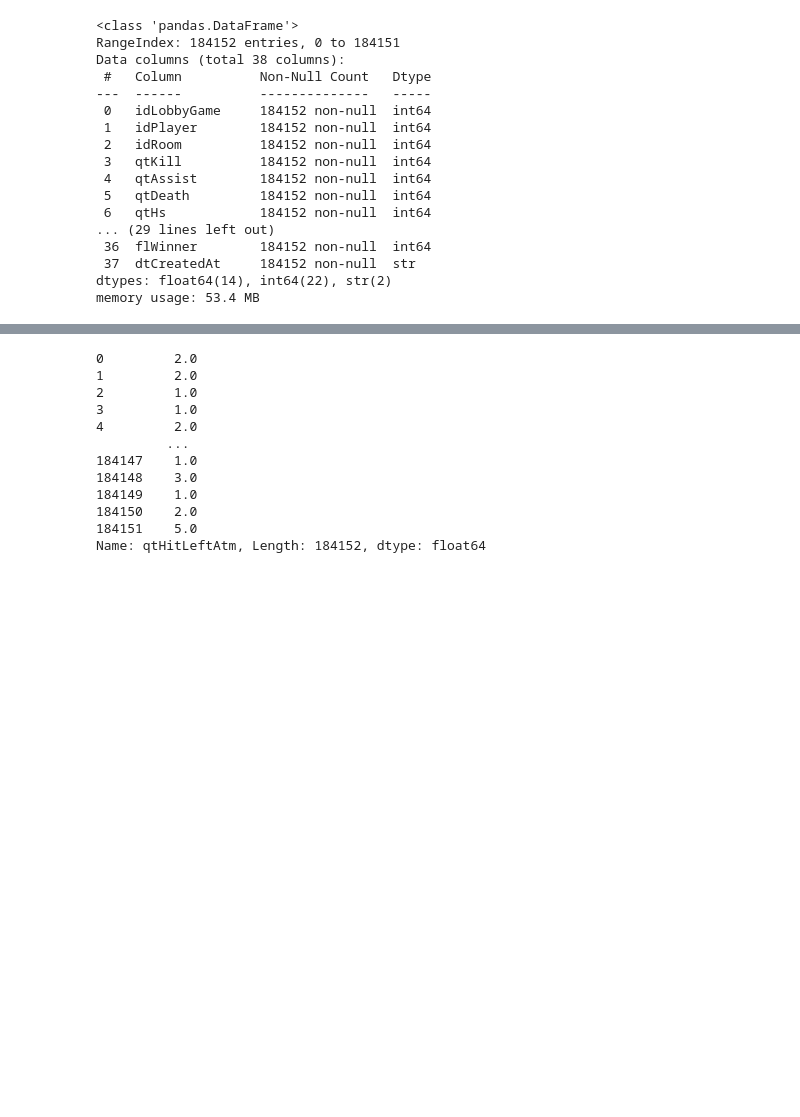
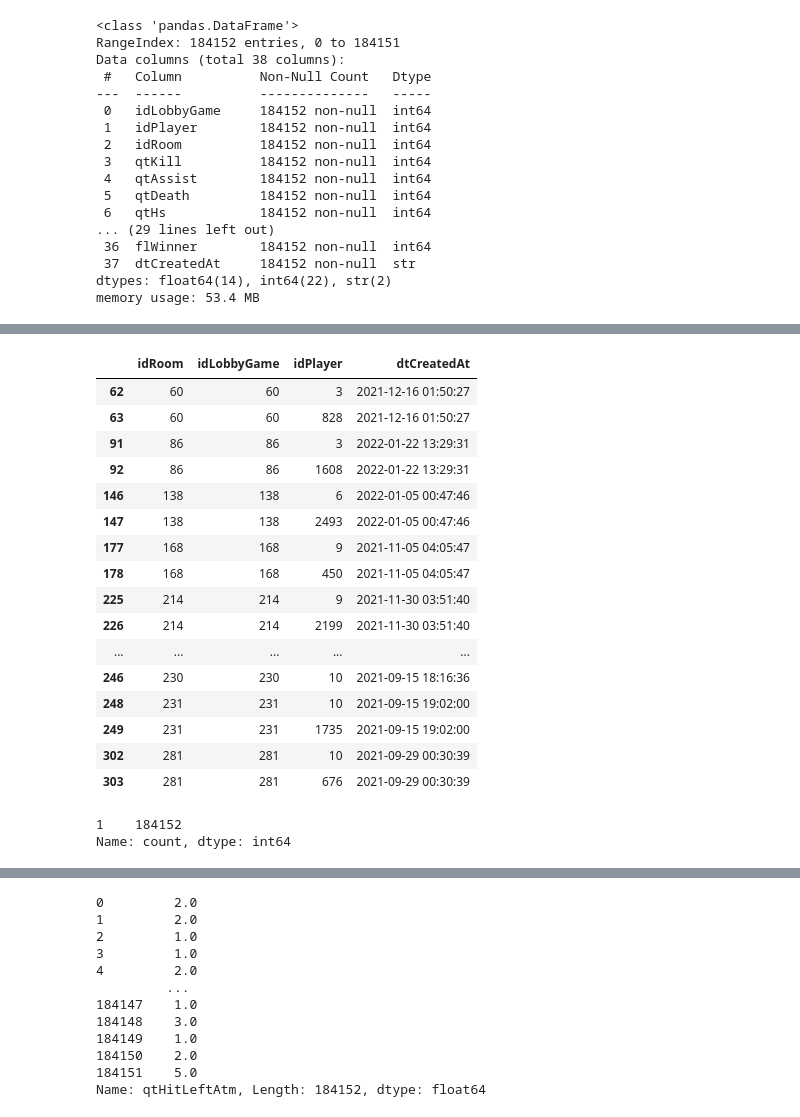
Before and after one commit to lucasccesar/Projeto-IA, a Jupyter notebook: notebooks/00_compreensao_dataset.ipynb, the cells around one changed output, grey strips where cells are left out. Cells and saved outputs as stored; diff of their text form; code cells hidden in the pictures; blank space fills up the shorter version.

```diff
--- a/notebooks/00_compreensao_dataset.ipynb
+++ b/notebooks/00_compreensao_dataset.ipynb
@@ -299,0 +449,35 @@ OBS -> as colunas colunas_float = [
+# %%
+#Selecionando as rooms que se repetem
+rooms_repetidas = df[df.duplicated(
+    subset=['idRoom'],
+    keep=False
+)]
+
+rooms_repetidas[
+    ['idRoom', 'idLobbyGame', 'idPlayer', 'dtCreatedAt']
+].sort_values('idRoom').head(20)
+#Temos players diferentes em partidas iguais
+# %% [output]
+|  | idRoom | idLobbyGame | idPlayer | dtCreatedAt |
+| 62 | 60 | 60 | 3 | 2021-12-16 01:50:27 |
+| 63 | 60 | 60 | 828 | 2021-12-16 01:50:27 |
+| 91 | 86 | 86 | 3 | 2022-01-22 13:29:31 |
+| 92 | 86 | 86 | 1608 | 2022-01-22 13:29:31 |
+| 146 | 138 | 138 | 6 | 2022-01-05 00:47:46 |
+| 147 | 138 | 138 | 2493 | 2022-01-05 00:47:46 |
+| 177 | 168 | 168 | 9 | 2021-11-05 04:05:47 |
+| 178 | 168 | 168 | 450 | 2021-11-05 04:05:47 |
+| 225 | 214 | 214 | 9 | 2021-11-30 03:51:40 |
+| 226 | 214 | 214 | 2199 | 2021-11-30 03:51:40 |
+| ... | ... | ... | ... | ... |
+| 246 | 230 | 230 | 10 | 2021-09-15 18:16:36 |
+| 248 | 231 | 231 | 10 | 2021-09-15 19:02:00 |
+| 249 | 231 | 231 | 1735 | 2021-09-15 19:02:00 |
+| 302 | 281 | 281 | 10 | 2021-09-29 00:30:39 |
+| 303 | 281 | 281 | 676 | 2021-09-29 00:30:39 |
+# %%
+df.groupby(['idLobbyGame', 'idPlayer']).size().value_counts()
+#Confirmando que idLobbyGame e idPlayer não se repetem
+# %% [output]
+1    184152
+Name: count, dtype: int64
```
Also changed, not shown: parts of 38 cells of this notebook, 1 other file.
